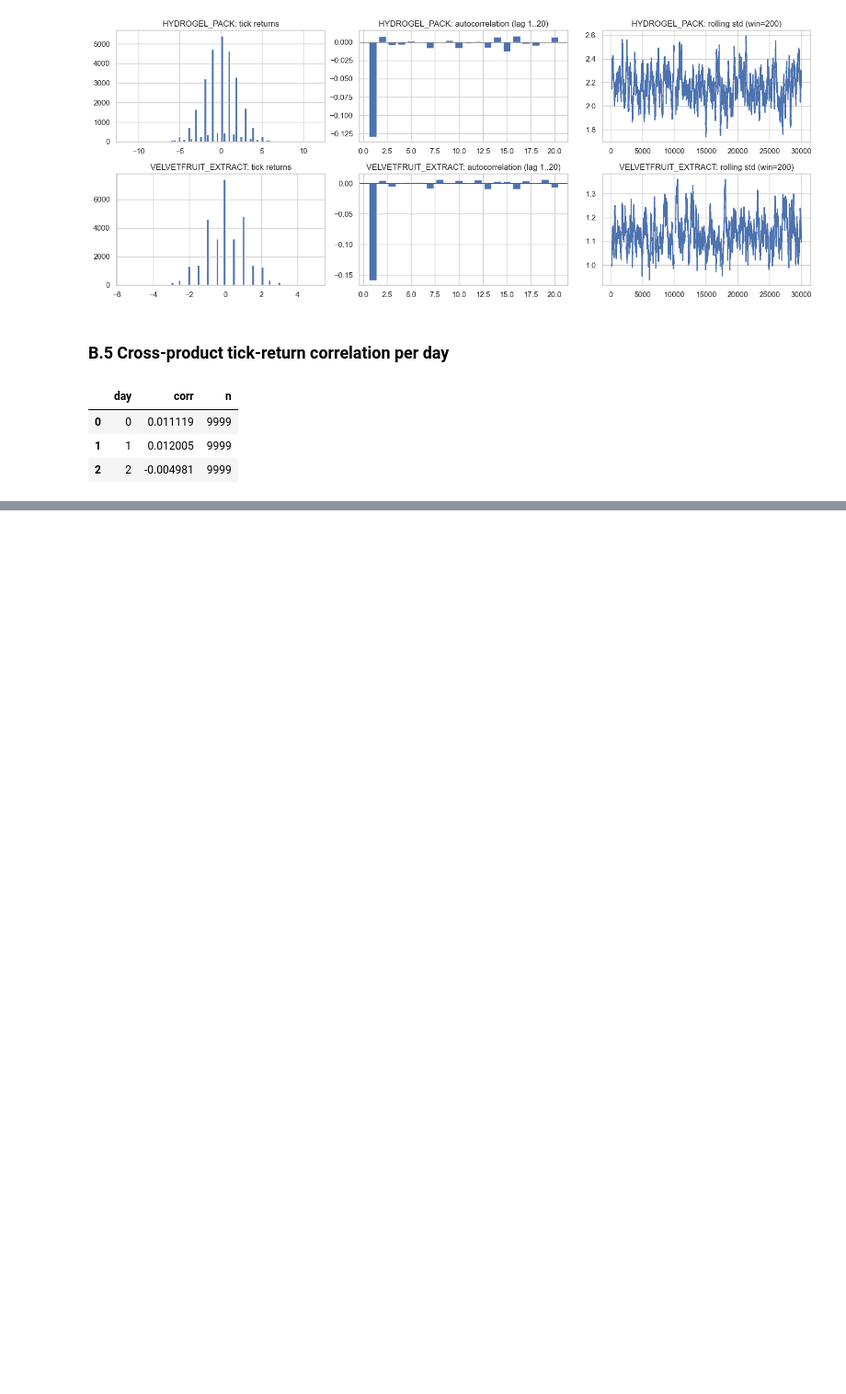
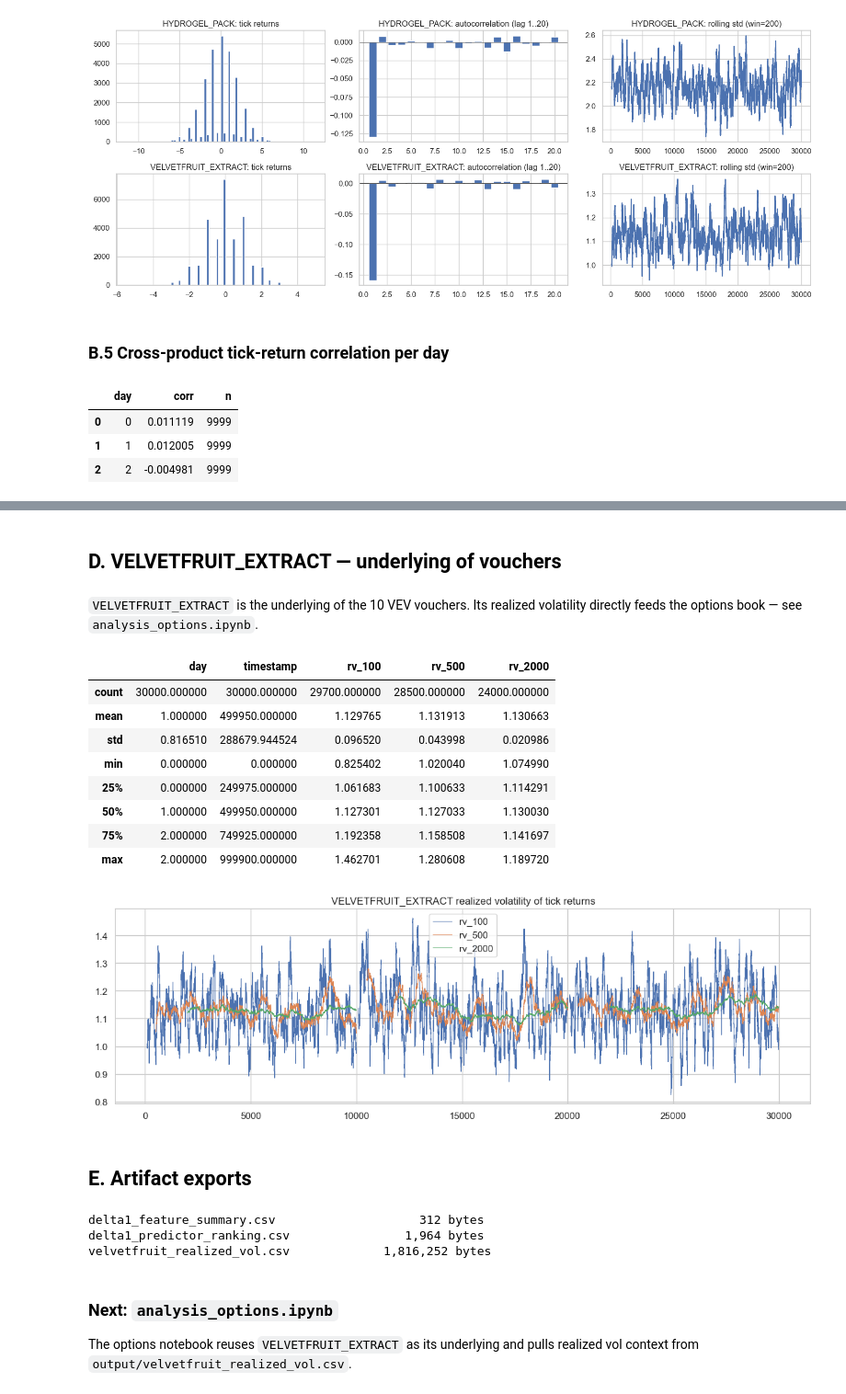
Before and after one commit to Sophbx/imc_prosperity4, a Jupyter notebook: Round3/Analysis/analysis_delta1.ipynb, the cells around one changed output, grey strips where cells are left out. Shown at 92% size. Cells and saved outputs as stored; diff of their text form; code cells hidden in the pictures; blank space fills up the shorter version.

Commit message:
update analysis

```diff
--- a/Round3/Analysis/analysis_delta1.ipynb
+++ b/Round3/Analysis/analysis_delta1.ipynb
@@ -182,0 +332,77 @@ display(pd.DataFrame(rows))
+# %% [markdown]
+## D. VELVETFRUIT_EXTRACT — underlying of vouchers
+# %% [markdown]
+`VELVETFRUIT_EXTRACT` is the underlying of the 10 VEV vouchers. Its realized
+volatility directly feeds the options book — see `analysis_options.ipynb`.
+# %%
+vev = df_clean[df_clean["product"] == "VELVETFRUIT_EXTRACT"].sort_values(["day", "timestamp"]).copy()
+vev["ret"] = vev.groupby("day")["mid_price"].diff()
+
+rv_frames = []
+for win in (100, 500, 2000):
+    rv = vev.groupby("day")["ret"].transform(lambda s: s.rolling(win).std())
+    rv_frames.append(rv.rename(f"rv_{win}"))
+rv_df = pd.concat([vev[["day", "timestamp"]].reset_index(drop=True)] +
+                  [f.reset_index(drop=True) for f in rv_frames], axis=1)
+display(rv_df.describe())
+
+fig, ax = plt.subplots(figsize=(12, 4))
+for col in [f"rv_{w}" for w in (100, 500, 2000)]:
+    ax.plot(rv_df[col].to_numpy(), label=col, lw=0.8)
+ax.set_title("VELVETFRUIT_EXTRACT realized volatility of tick returns")
+ax.legend()
+plt.tight_layout()
+plt.show()
+# %% [output]
+|  | day | timestamp | rv_100 | rv_500 | rv_2000 |
+| count | 30000.000000 | 30000.000000 | 29700.000000 | 28500.000000 | 24000.000000 |
+| mean | 1.000000 | 499950.000000 | 1.129765 | 1.131913 | 1.130663 |
+| std | 0.816510 | 288679.944524 | 0.096520 | 0.043998 | 0.020986 |
+| min | 0.000000 | 0.000000 | 0.825402 | 1.020040 | 1.074990 |
+| 25% | 0.000000 | 249975.000000 | 1.061683 | 1.100633 | 1.114291 |
+| 50% | 1.000000 | 499950.000000 | 1.127301 | 1.127033 | 1.130030 |
+| 75% | 2.000000 | 749925.000000 | 1.192358 | 1.158508 | 1.141697 |
+| max | 2.000000 | 999900.000000 | 1.462701 | 1.280608 | 1.189720 |
+[figure, added]
+# %% [markdown]
+## E. Artifact exports
+# %%
+# delta1_feature_summary.csv
+summary_rows = []
+for prod in DELTA1_PRODUCTS:
+    x = df_clean[df_clean["product"] == prod]
+    summary_rows.append({
+        "product": prod,
+        "rows": len(x),
+        "touch_spread_mean": x["touch_spread"].mean(),
+        "touch_spread_median": x["touch_spread"].median(),
+        "boundary_width_mean": x["boundary_width"].mean(),
+        "size_wall_width_mean": x["size_wall_width"].mean(),
+        "mean_mid_price": x["mid_price"].mean(),
+        "per_day_drift_slope_mean": (drift[drift["product"] == prod]["slope_per_tick"].mean()
+                                      if not drift.empty else float("nan")),
+    })
+summary_df = pd.DataFrame(summary_rows)
+summary_df.to_csv(os.path.join(OUTPUT_DIR, "delta1_feature_summary.csv"), index=False)
+
+# delta1_predictor_ranking.csv
+ranking = pred_df.merge(next_sign_df, on=["product", "feature"], how="outer")
+ranking.to_csv(os.path.join(OUTPUT_DIR, "delta1_predictor_ranking.csv"), index=False)
+
+# velvetfruit_realized_vol.csv
+rv_df.to_csv(os.path.join(OUTPUT_DIR, "velvetfruit_realized_vol.csv"), index=False)
+
+for name in ["delta1_feature_summary.csv",
+             "delta1_predictor_ranking.csv",
+             "velvetfruit_realized_vol.csv"]:
+    path = os.path.join(OUTPUT_DIR, name)
+    print(f"{name:40s} {os.path.getsize(path):>8,d} bytes")
+# %% [output]
+delta1_feature_summary.csv                    312 bytes
+delta1_predictor_ranking.csv                1,964 bytes
+velvetfruit_realized_vol.csv             1,816,252 bytes
+# %% [markdown]
+### Next: `analysis_options.ipynb`
+
+The options notebook reuses `VELVETFRUIT_EXTRACT` as its underlying and pulls
+realized vol context from `output/velvetfruit_realized_vol.csv`.
```
Also changed, not shown: parts of 8 cells of this notebook, 4 other files.
